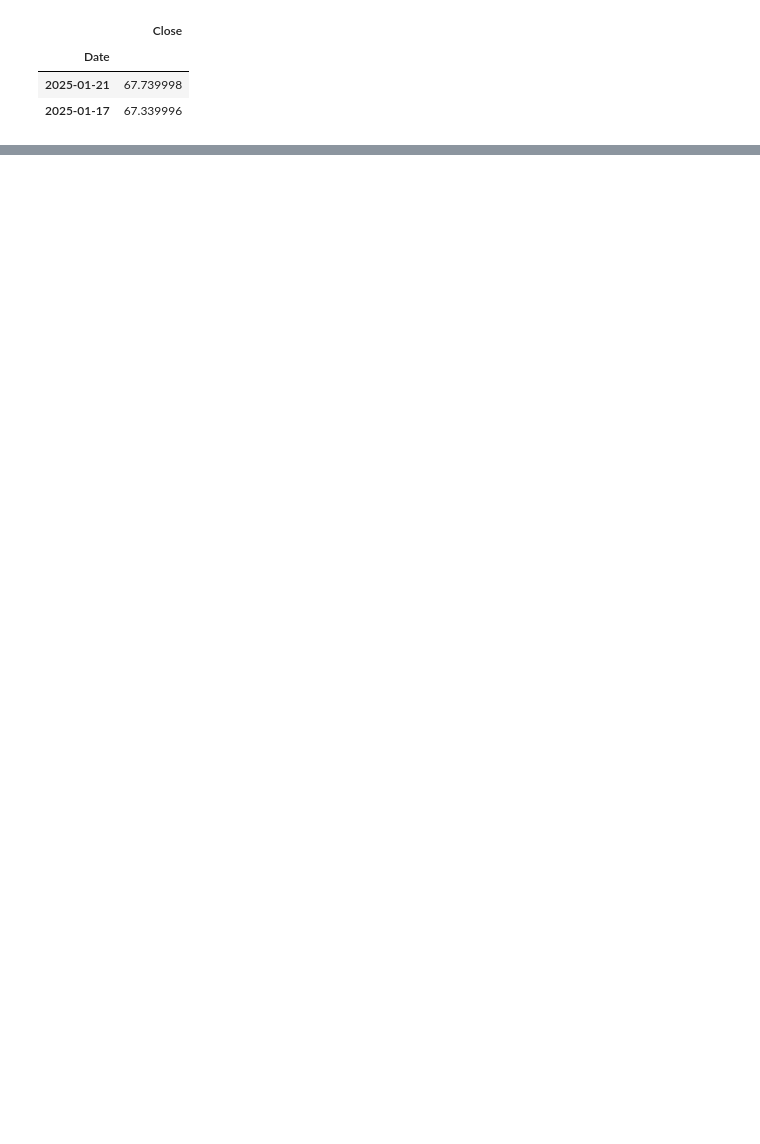
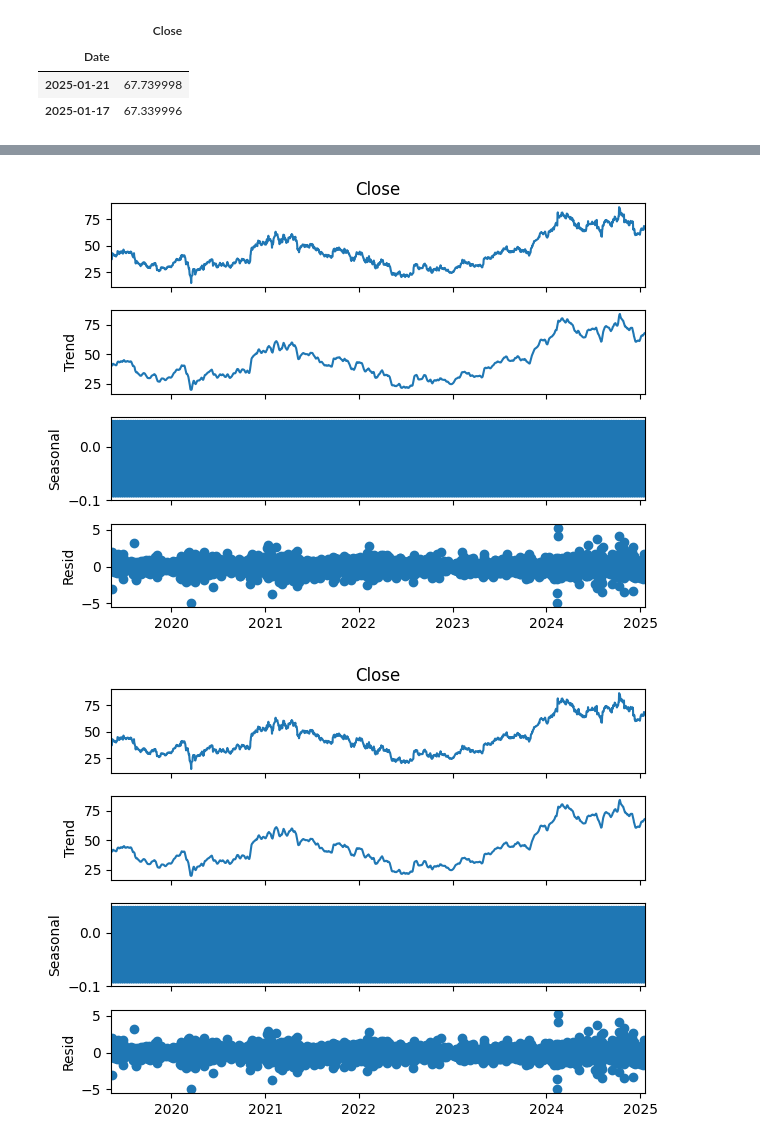
Before and after one commit to Josh0527/Uber-Stcok-Prediction-Model, a Jupyter notebook: Stock_Prediction_Model_(Uber).ipynb, the cells around one changed output, grey strips where cells are left out. Drawn from its saved outputs; the diff is of its cells as text; code cells hidden in the pictures; blank space fills up the shorter version.

```diff
--- a/Stock_Prediction_Model_(Uber).ipynb
+++ b/Stock_Prediction_Model_(Uber).ipynb
@@ -174,0 +183,11 @@ plt.plot(df3.index, df3['Close'])
+# %%
+from statsmodels.tsa.seasonal import seasonal_decompose
+
+df3 = df3.asfreq('D')  # Set frequency to daily ('D')
+df3.interpolate(method='linear', inplace=True)
+df3 = df3[~df3.index.duplicated(keep='first')] #remove duplicate rows
+res = seasonal_decompose(df3['Close'])
+res.plot()
+# %% [output]
+[figure, added]
+[figure, added]
```
Also changed, not shown: parts of 12 cells of this notebook.
